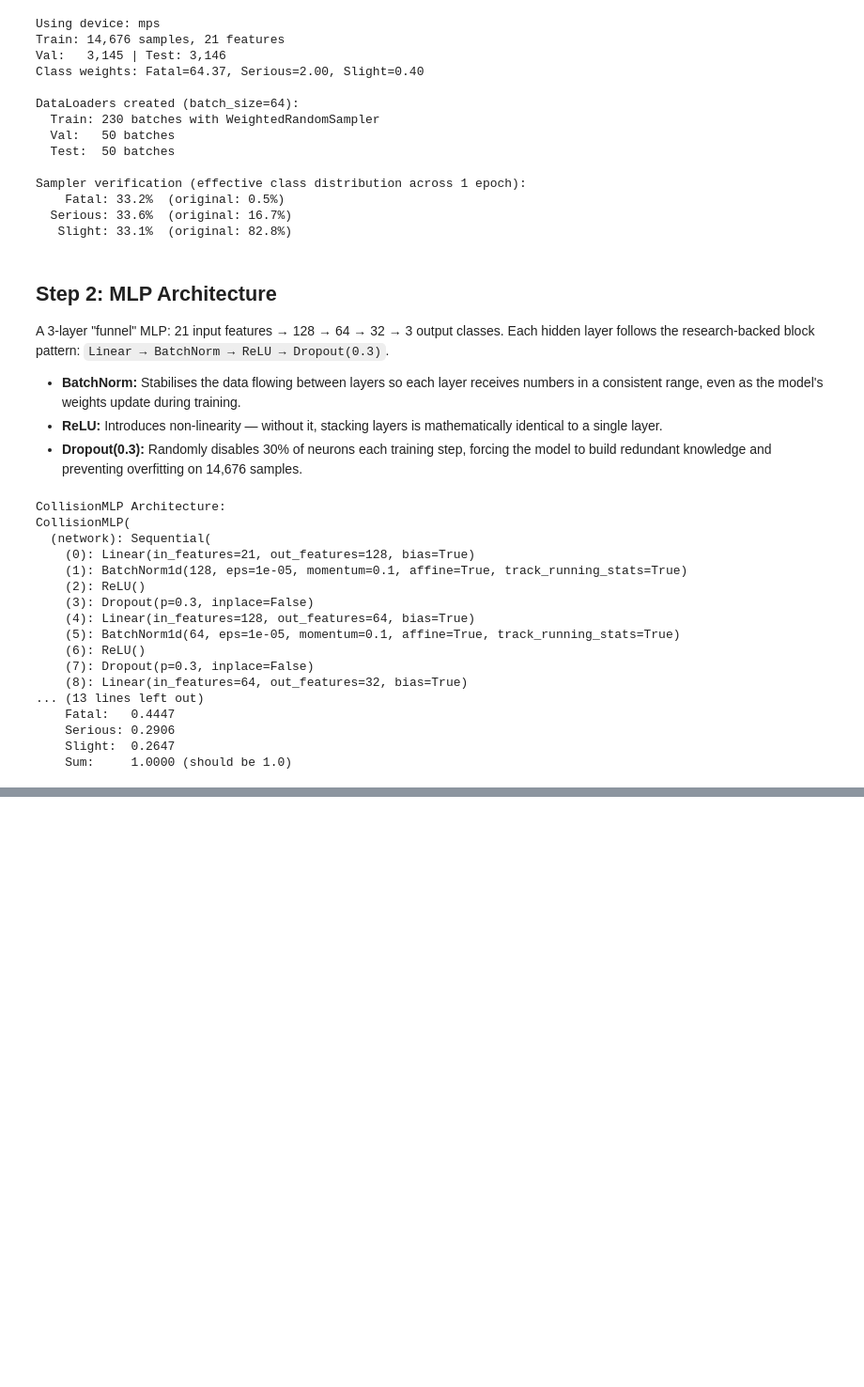
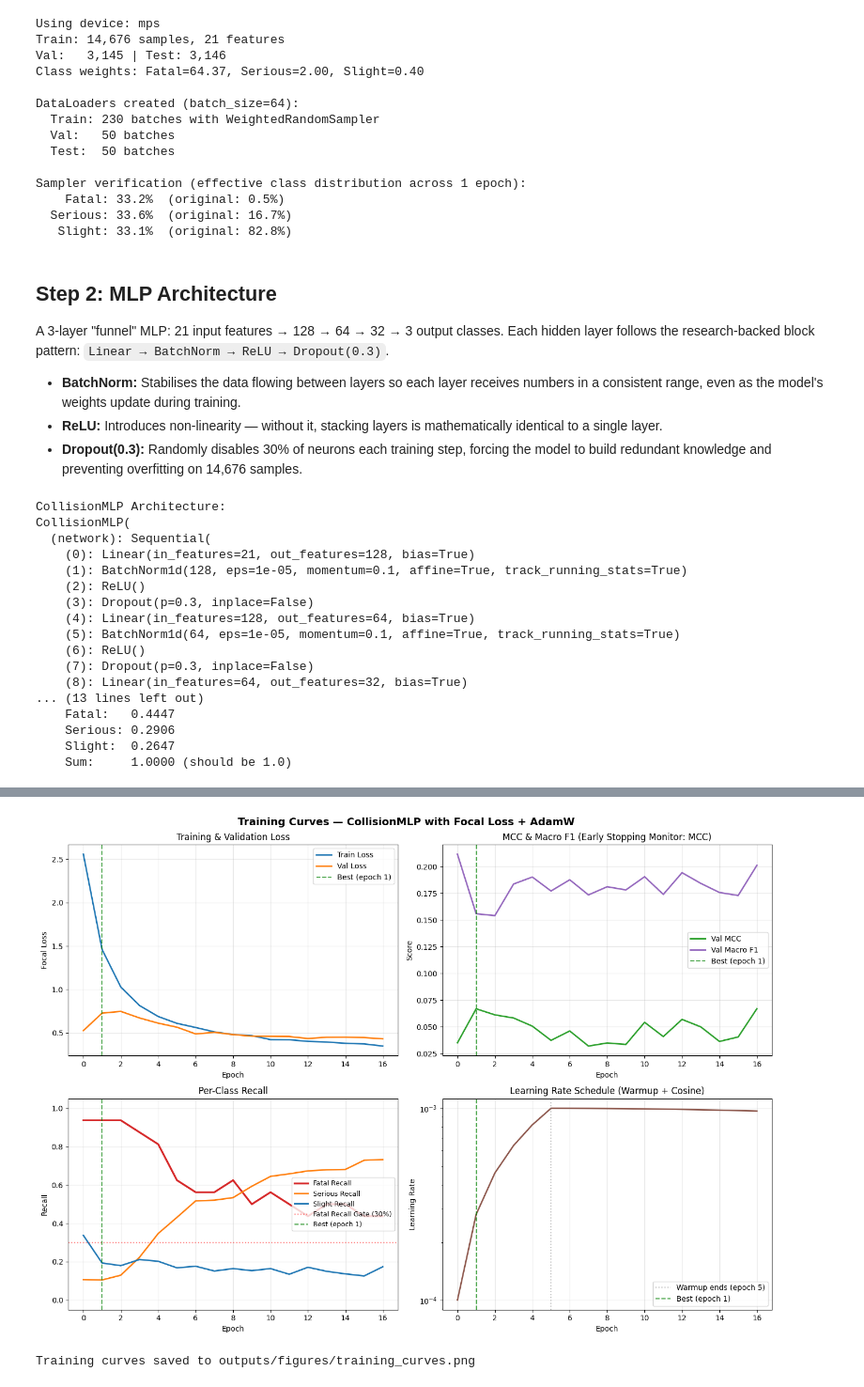
Before and after one commit to Ziro21/AIDL-London-collisions-prevention-system, a Jupyter notebook: notebooks/04_mlp_model.ipynb, the cells around one changed output, grey strips where cells are left out. Shown at 94% size. Cells and saved outputs as stored; diff of their text form; code cells hidden in the pictures; blank space fills up the shorter version.

```diff
--- a/notebooks/04_mlp_model.ipynb
+++ b/notebooks/04_mlp_model.ipynb
@@ -197,0 +809,68 @@ CollisionMLP(
+# %%
+# ================================================================
+# Training Curves Visualisation
+# ================================================================
+fig, axes = plt.subplots(2, 2, figsize=(14, 10))
+fig.suptitle('Training Curves — CollisionMLP with Focal Loss + AdamW',
+             fontsize=14, fontweight='bold')
+
+epochs_range = range(len(history['train_loss']))
+best_ep = early_stopping.best_epoch
+
+# 1. Loss curves
+ax = axes[0, 0]
+ax.plot(epochs_range, history['train_loss'], label='Train Loss', color='#1f77b4', linewidth=2)
+ax.plot(epochs_range, history['val_loss'], label='Val Loss', color='#ff7f0e', linewidth=2)
+ax.axvline(best_ep, color='green', linestyle='--', alpha=0.7, label=f'Best (epoch {best_ep})')
+ax.set_xlabel('Epoch')
+ax.set_ylabel('Focal Loss')
+ax.set_title('Training & Validation Loss')
+ax.legend()
+ax.grid(True, alpha=0.3)
+
+# 2. MCC and Macro F1
+ax = axes[0, 1]
+ax.plot(epochs_range, history['val_mcc'], label='Val MCC', color='#2ca02c', linewidth=2)
+ax.plot(epochs_range, history['val_macro_f1'], label='Val Macro F1', color='#9467bd', linewidth=2)
+ax.axvline(best_ep, color='green', linestyle='--', alpha=0.7, label=f'Best (epoch {best_ep})')
+ax.set_xlabel('Epoch')
+ax.set_ylabel('Score')
+ax.set_title('MCC & Macro F1 (Early Stopping Monitor: MCC)')
+ax.legend()
+ax.grid(True, alpha=0.3)
+
+# 3. Per-class Recall
+ax = axes[1, 0]
+ax.plot(epochs_range, history['val_fatal_recall'], label='Fatal Recall', color='#d62728', linewidth=2.5)
+ax.plot(epochs_range, history['val_serious_recall'], label='Serious Recall', color='#ff7f0e', linewidth=2)
+ax.plot(epochs_range, history['val_slight_recall'], label='Slight Recall', color='#1f77b4', linewidth=2)
+ax.axhline(0.30, color='red', linestyle=':', alpha=0.5, label='Fatal Recall Gate (30%)')
+ax.axvline(best_ep, color='green', linestyle='--', alpha=0.7, label=f'Best (epoch {best_ep})')
+ax.set_xlabel('Epoch')
+ax.set_ylabel('Recall')
+ax.set_title('Per-Class Recall')
+ax.legend(loc='center right', fontsize=9)
+ax.grid(True, alpha=0.3)
+ax.set_ylim(-0.05, 1.05)
+
+# 4. Learning rate schedule
+ax = axes[1, 1]
+ax.plot(epochs_range, history['lr'], color='#8c564b', linewidth=2)
+ax.axvline(WARMUP_EPOCHS, color='gray', linestyle=':', alpha=0.5, label=f'Warmup ends (epoch {WARMUP_EPOCHS})')
+ax.axvline(best_ep, color='green', linestyle='--', alpha=0.7, label=f'Best (epoch {best_ep})')
+ax.set_xlabel('Epoch')
+ax.set_ylabel('Learning Rate')
+ax.set_title('Learning Rate Schedule (Warmup + Cosine)')
+ax.legend()
+ax.grid(True, alpha=0.3)
+ax.set_yscale('log')
+
+plt.tight_layout()
+
+os.makedirs('../outputs/figures', exist_ok=True)
+plt.savefig('../outputs/figures/training_curves.png', dpi=150, bbox_inches='tight')
+plt.show()
+print("Training curves saved to outputs/figures/training_curves.png")
+# %% [output]
+[figure, added]
+Training curves saved to outputs/figures/training_curves.png
```
Also changed, not shown: parts of 20 cells of this notebook, 2 other files.
